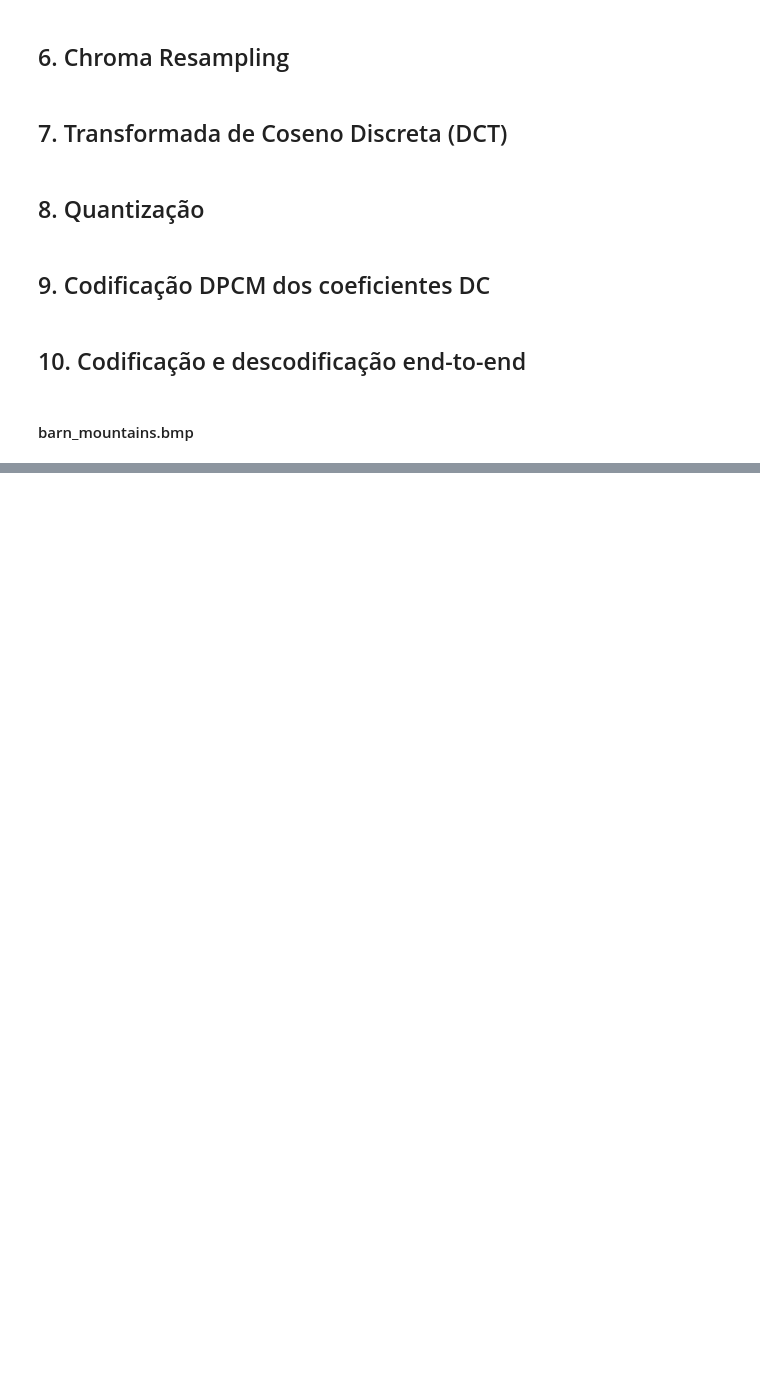
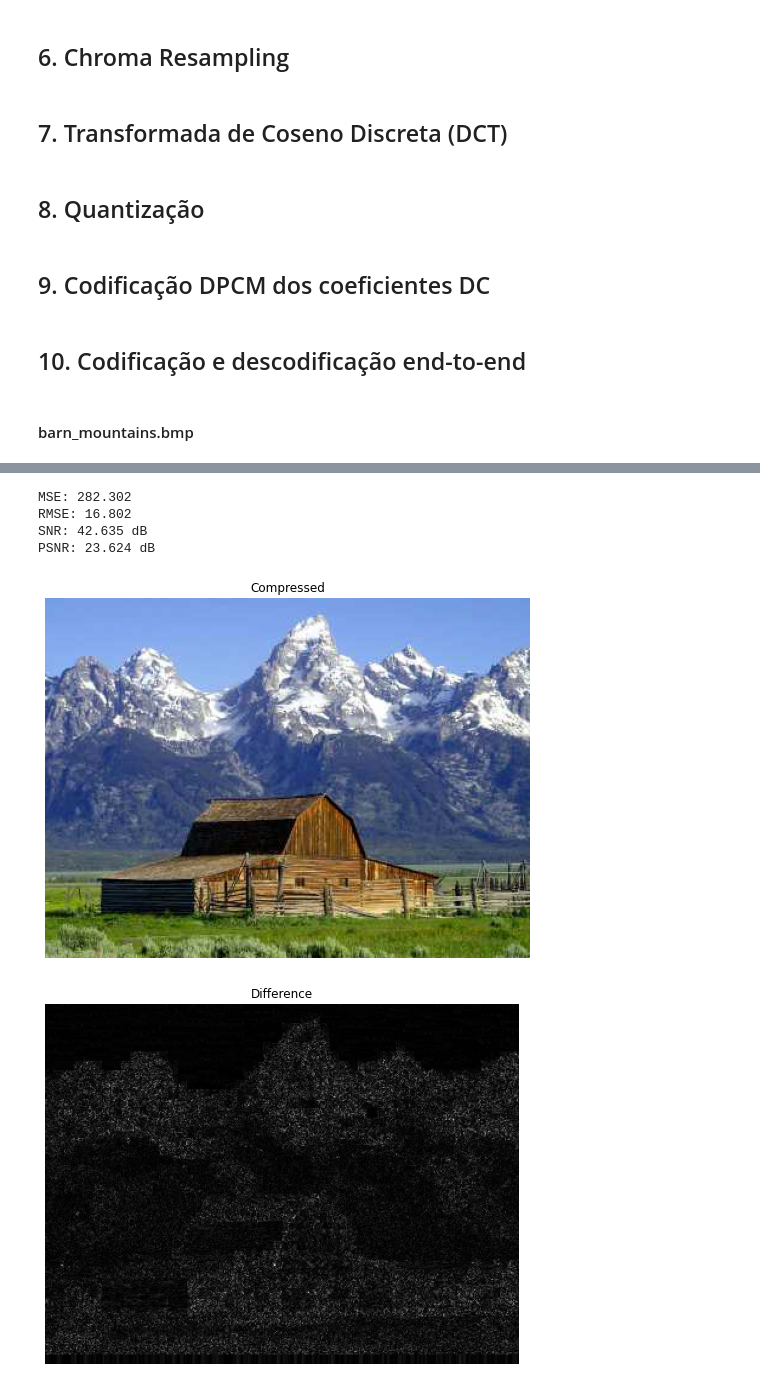
Before and after one commit to ralmachado/mult-tp1, a Jupyter notebook: report.ipynb, the cells around one changed output, grey strips where cells are left out. Saved outputs shown, nothing was run; the diff lists cells and outputs as text; code cells hidden in the pictures; blank space fills up the shorter version.

```diff
--- a/report.ipynb
+++ b/report.ipynb
@@ -81,2 +93,9 @@ metrics(barn, qf=75)
 # %%
-metrics(barn, qf=50)
+verboseMetrics(barn, qf=50)
+# %% [output]
+MSE: 282.302
+RMSE: 16.802
+SNR: 42.635 dB
+PSNR: 23.624 dB
+[figure, added]
+[figure, added]
```
Also changed, not shown: parts of 5 cells of this notebook, 32 other files.
